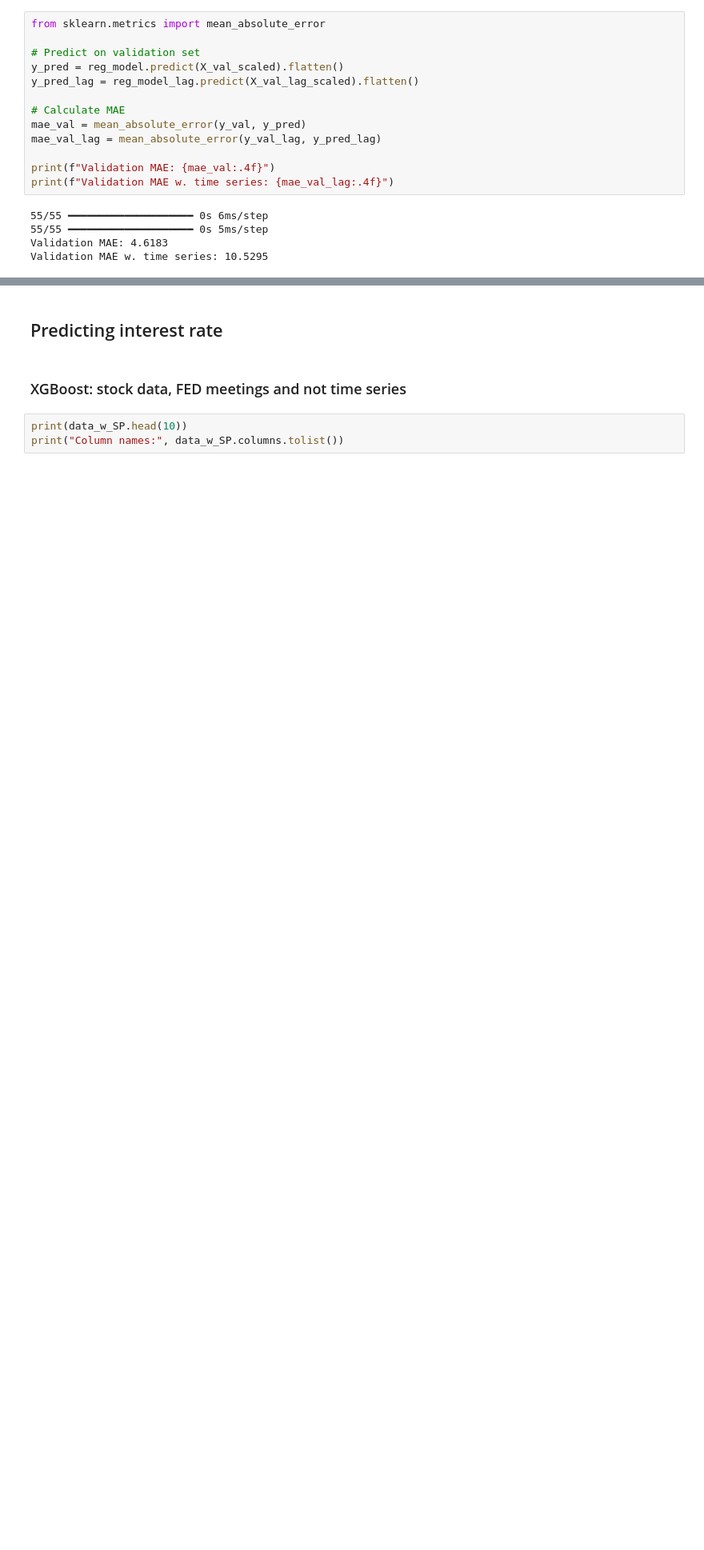
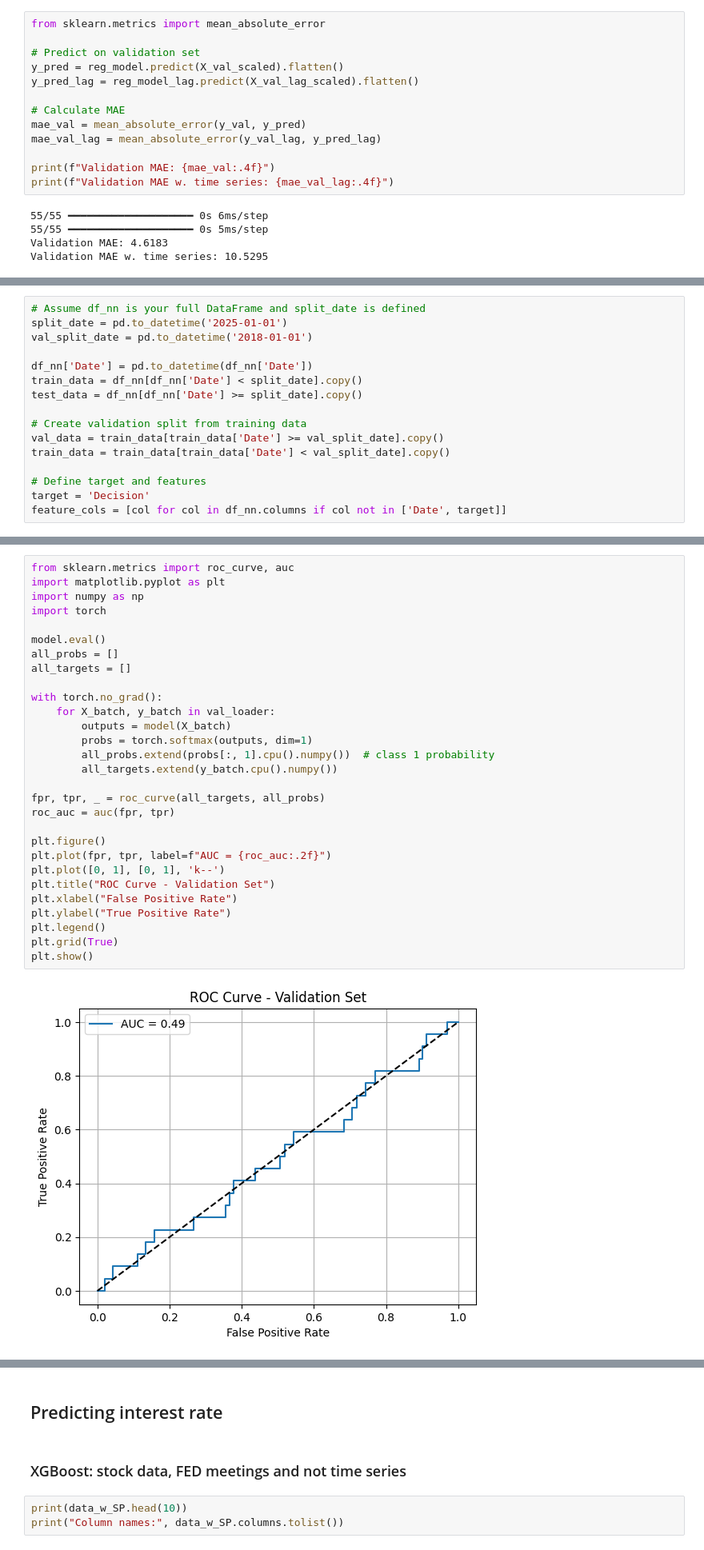
Before and after one commit to carlamcnair/Final-Project-AppML, a Jupyter notebook: notes_stine.ipynb, the cells around one changed output, grey strips where cells are left out. Shown at 80% size. Cells and saved outputs as stored; diff of their text form; blank space fills up the shorter version.

Commit message:
plots

```diff
--- a/notes_stine.ipynb
+++ b/notes_stine.ipynb
@@ -1089,0 +1114,16 @@ Validation MAE w. time series: 10.5295
+# %%
+# Assume df_nn is your full DataFrame and split_date is defined
+split_date = pd.to_datetime('2025-01-01')
+val_split_date = pd.to_datetime('2018-01-01')
+
+df_nn['Date'] = pd.to_datetime(df_nn['Date'])
+train_data = df_nn[df_nn['Date'] < split_date].copy()
+test_data = df_nn[df_nn['Date'] >= split_date].copy()
+
+# Create validation split from training data
+val_data = train_data[train_data['Date'] >= val_split_date].copy()
+train_data = train_data[train_data['Date'] < val_split_date].copy()
+
+# Define target and features
+target = 'Decision'
+feature_cols = [col for col in df_nn.columns if col not in ['Date', target]]
@@ -1089,0 +1228,31 @@ Validation MAE w. time series: 10.5295
+# %%
+from sklearn.metrics import roc_curve, auc
+import matplotlib.pyplot as plt
+import numpy as np
+import torch
+
+model.eval()
+all_probs = []
+all_targets = []
+
+with torch.no_grad():
+    for X_batch, y_batch in val_loader:
+        outputs = model(X_batch)
+        probs = torch.softmax(outputs, dim=1)
+        all_probs.extend(probs[:, 1].cpu().numpy())  # class 1 probability
+        all_targets.extend(y_batch.cpu().numpy())
+
+fpr, tpr, _ = roc_curve(all_targets, all_probs)
+roc_auc = auc(fpr, tpr)
+
+plt.figure()
+plt.plot(fpr, tpr, label=f"AUC = {roc_auc:.2f}")
+plt.plot([0, 1], [0, 1], 'k--')
+plt.title("ROC Curve - Validation Set")
+plt.xlabel("False Positive Rate")
+plt.ylabel("True Positive Rate")
+plt.legend()
+plt.grid(True)
+plt.show()
+# %% [output]
+[figure, added]
```
Also changed, not shown: parts of 60 cells of this notebook, 8 other files.
